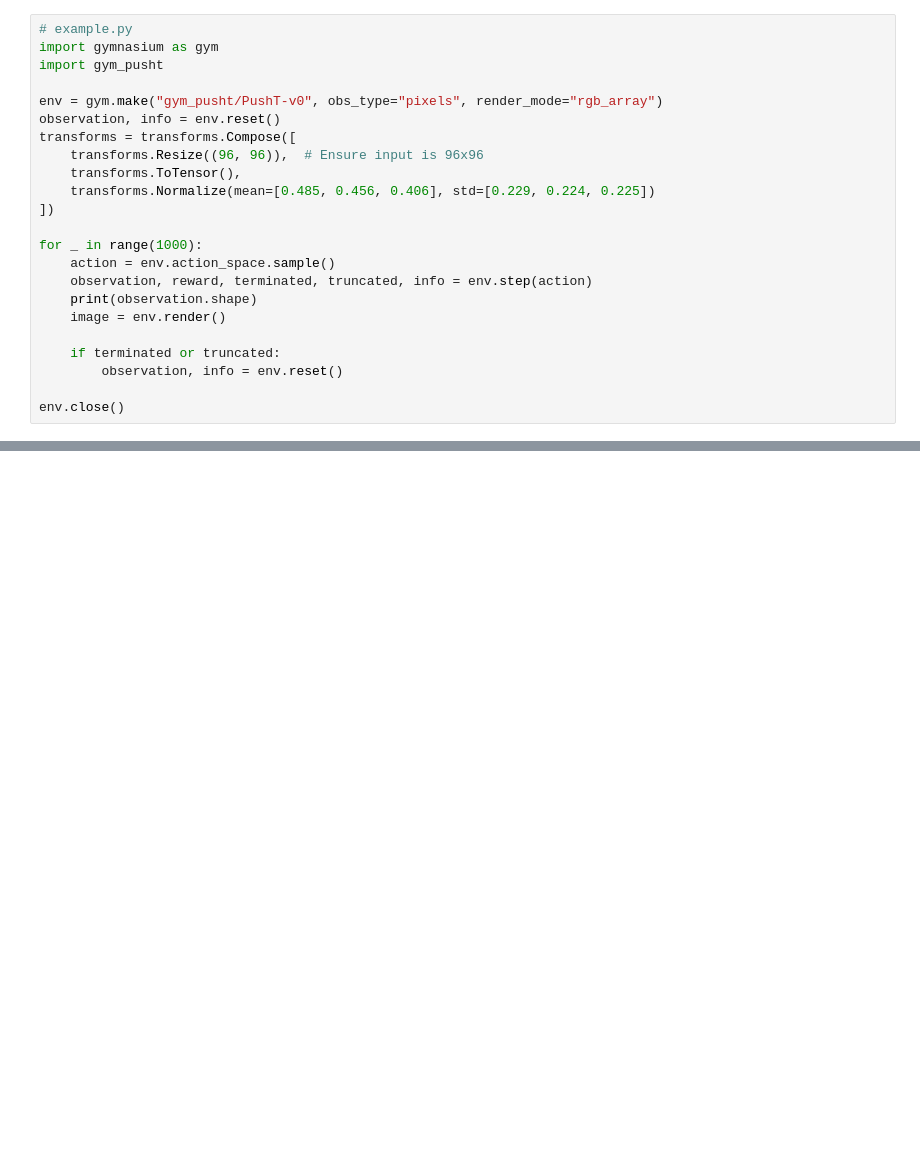
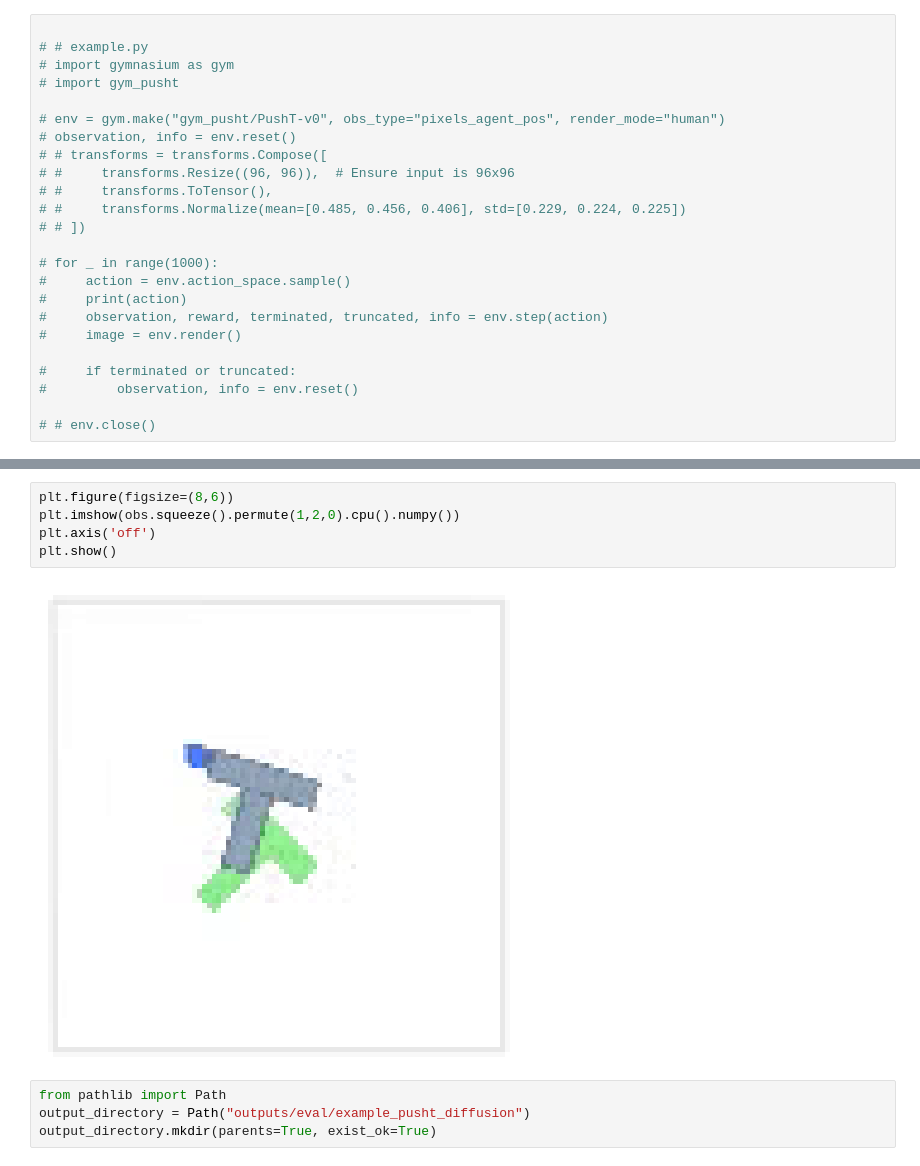
Before and after one commit to LawrenceLinn/lerobot, a Jupyter notebook: lerobot/common/policies/difftop/train.ipynb, the cells around one changed output, grey strips where cells are left out. Drawn from its saved outputs; the diff is of its cells as text; blank space fills up the shorter version.

```diff
--- a/lerobot/common/policies/difftop/train.ipynb
+++ b/lerobot/common/policies/difftop/train.ipynb
@@ -128,26 +17,27 @@ torch.Size([64, 10, 2])
 # %%
-# example.py
-import gymnasium as gym
-import gym_pusht
 
-env = gym.make("gym_pusht/PushT-v0", obs_type="pixels", render_mode="rgb_array")
-observation, info = env.reset()
-transforms = transforms.Compose([
-    transforms.Resize((96, 96)),  # Ensure input is 96x96
-    transforms.ToTensor(),
-    transforms.Normalize(mean=[0.485, 0.456, 0.406], std=[0.229, 0.224, 0.225])
-])
+# # example.py
+# import gymnasium as gym
+# import gym_pusht
 
-for _ in range(1000):
-    action = env.action_space.sample()
-    observation, reward, terminated, truncated, info = env.step(action)
-    print(observation.shape)
-    image = env.render()
+# env = gym.make("gym_pusht/PushT-v0", obs_type="pixels_agent_pos", render_mode="human")
+# observation, info = env.reset()
+# # transforms = transforms.Compose([
+# #     transforms.Resize((96, 96)),  # Ensure input is 96x96
+# #     transforms.ToTensor(),
+# #     transforms.Normalize(mean=[0.485, 0.456, 0.406], std=[0.229, 0.224, 0.225])
+# # ])
 
-    if terminated or truncated:
-        observation, info = env.reset()
+# for _ in range(1000):
+#     action = env.action_space.sample()
+#     print(action)
+#     observation, reward, terminated, truncated, info = env.step(action)
+#     image = env.render()
 
-env.close()
+#     if terminated or truncated:
+#         observation, info = env.reset()
+
+# # env.close()
 # %%
 import torch
 import torch.nn as nn
@@ -411,0 +701,11 @@ RuntimeError: There was an error while running the linear optimizer. Original er
+# %%
+plt.figure(figsize=(8,6))
+plt.imshow(obs.squeeze().permute(1,2,0).cpu().numpy())
+plt.axis('off')
+plt.show()
+# %% [output]
+[figure, added]
+# %%
+from pathlib import Path
+output_directory = Path("outputs/eval/example_pusht_diffusion")
+output_directory.mkdir(parents=True, exist_ok=True)
```
Also changed, not shown: parts of 17 cells of this notebook, 8 other files.
